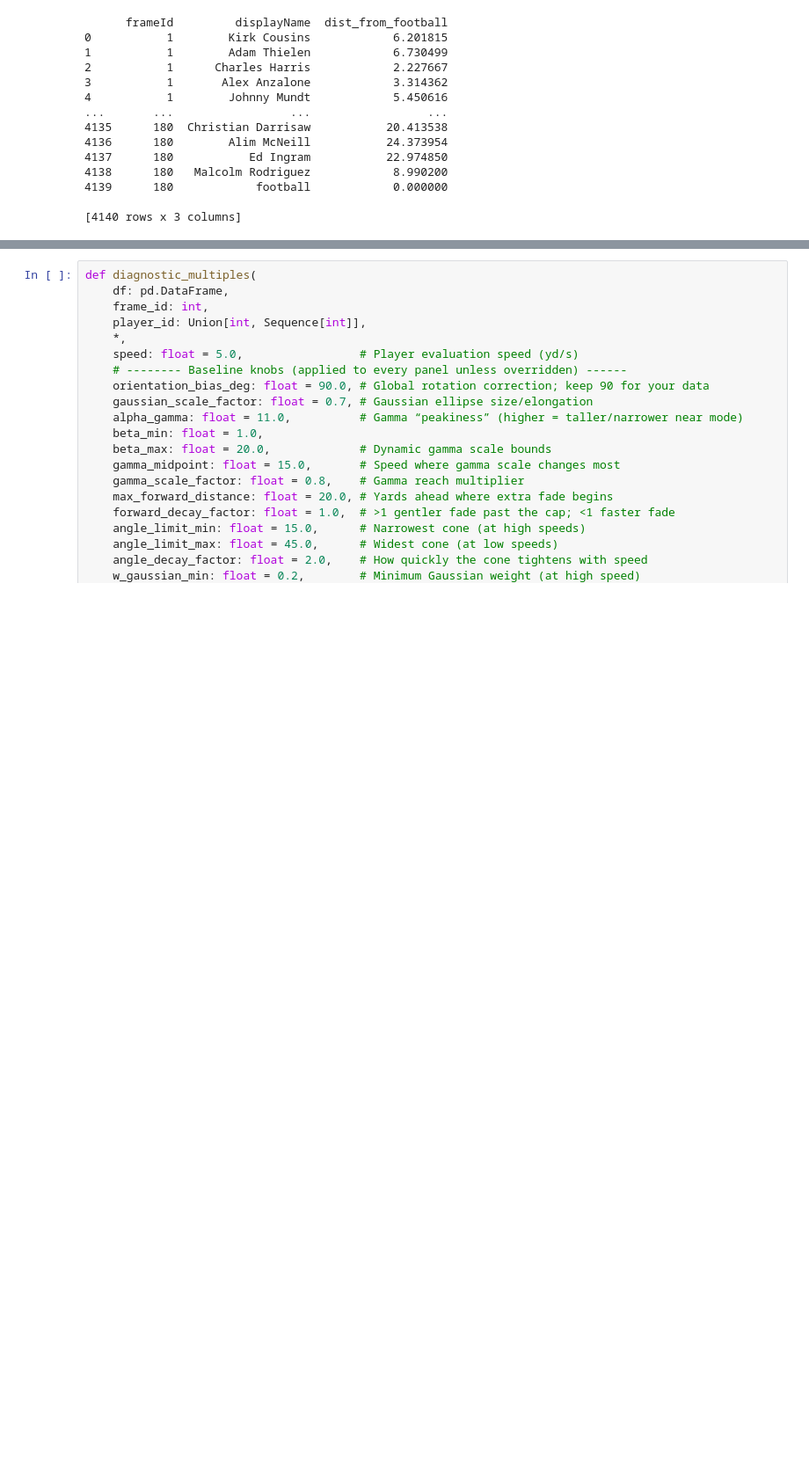
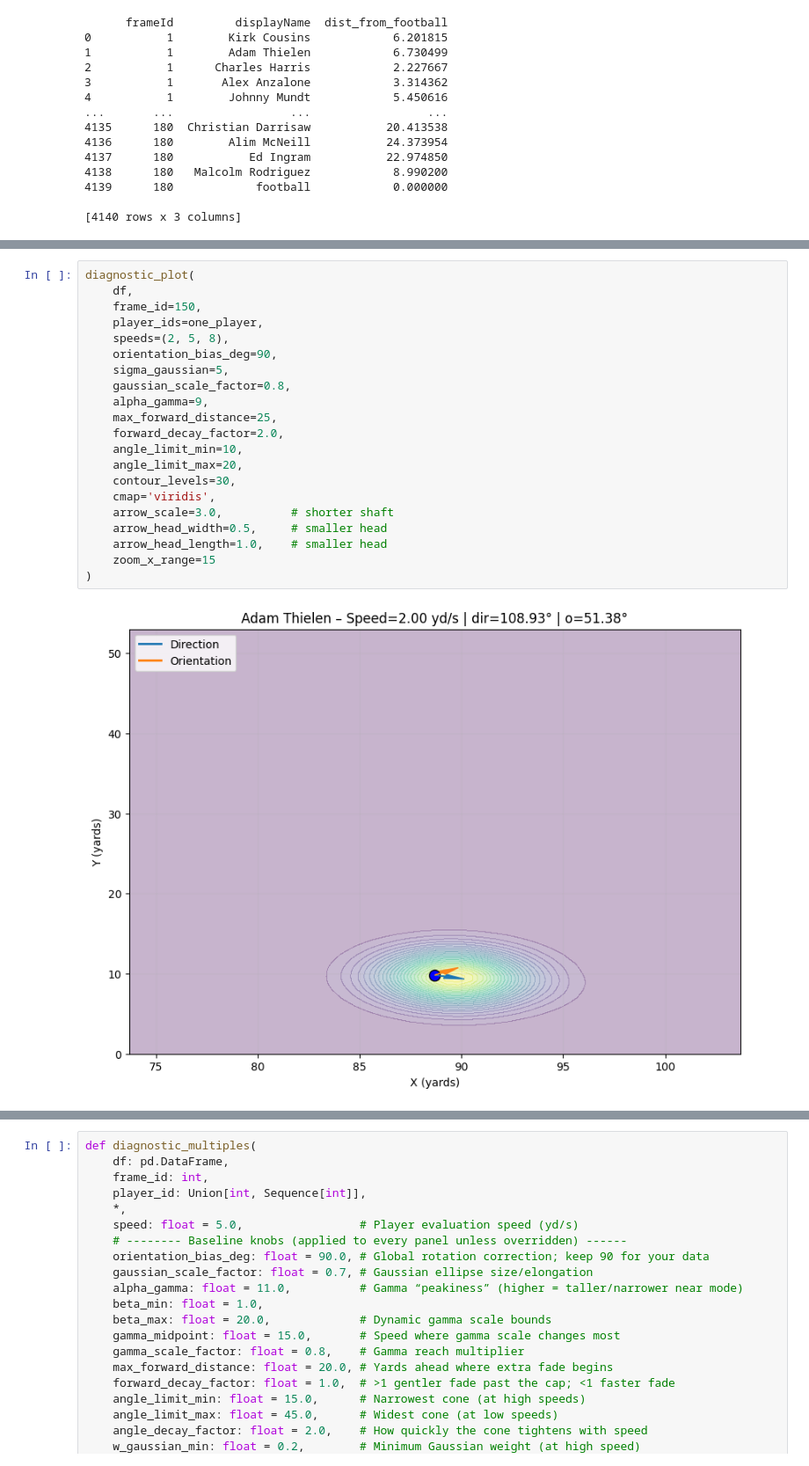
Before and after one commit to cincysam6/Field_Control_Model, a Jupyter notebook: Field_Control_Functions.ipynb, the cells around one changed output, grey strips where cells are left out. Shown at 88% size. Cells and saved outputs as stored; diff of their text form; blank space fills up the shorter version.

```diff
--- a/Field_Control_Functions.ipynb
+++ b/Field_Control_Functions.ipynb
@@ -854,3 +804,26 @@ def diagnostic_plot(
             figs.append(fig)
 
     return figs if return_fig else None
+# %%
+diagnostic_plot(
+    df,
+    frame_id=150,
+    player_ids=one_player,
+    speeds=(2, 5, 8),
+    orientation_bias_deg=90,
+    sigma_gaussian=5,
+    gaussian_scale_factor=0.8,
+    alpha_gamma=9,
+    max_forward_distance=25,
+    forward_decay_factor=2.0,
+    angle_limit_min=10,
+    angle_limit_max=20,
+    contour_levels=30,
+    cmap='viridis',
+    arrow_scale=3.0,          # shorter shaft
+    arrow_head_width=0.5,     # smaller head
+    arrow_head_length=1.0,    # smaller head
+    zoom_x_range=15
+)
+# %% [output]
+[figure, added]
```
Also changed, not shown: parts of 10 cells of this notebook.
